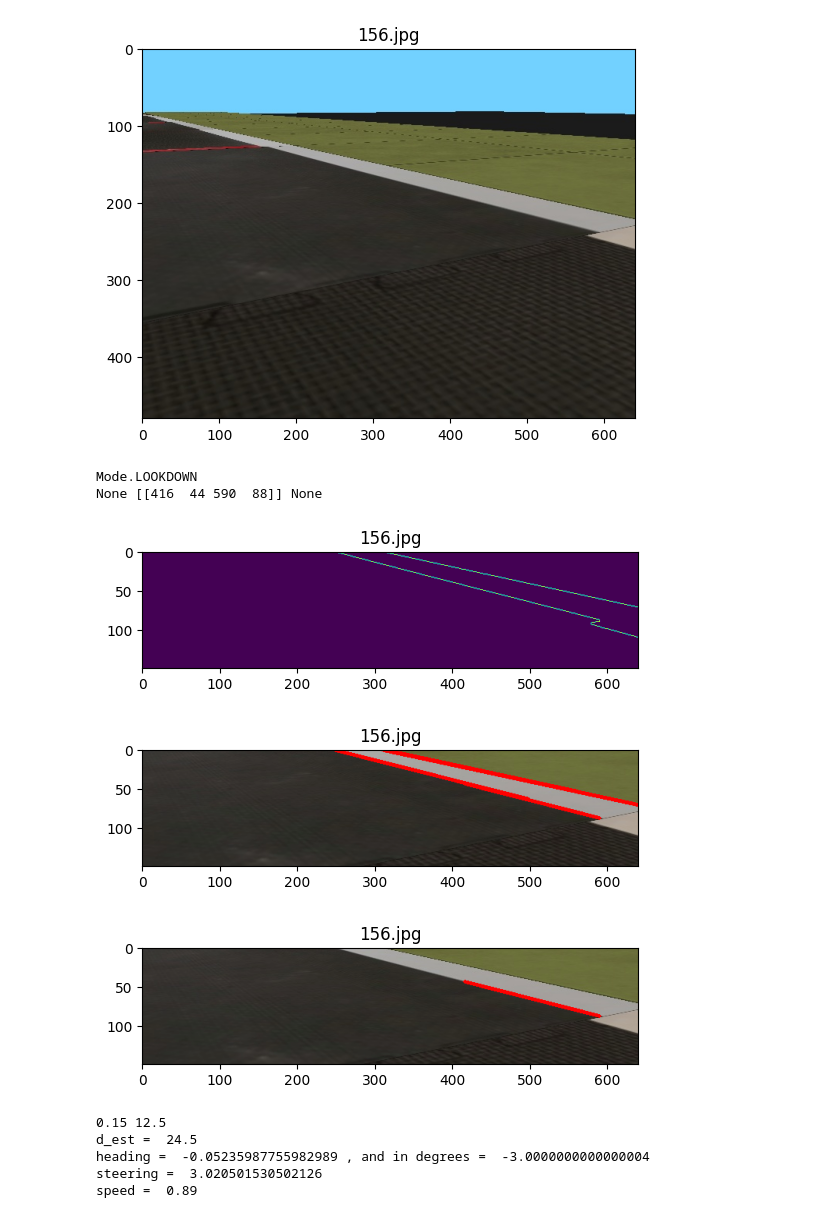
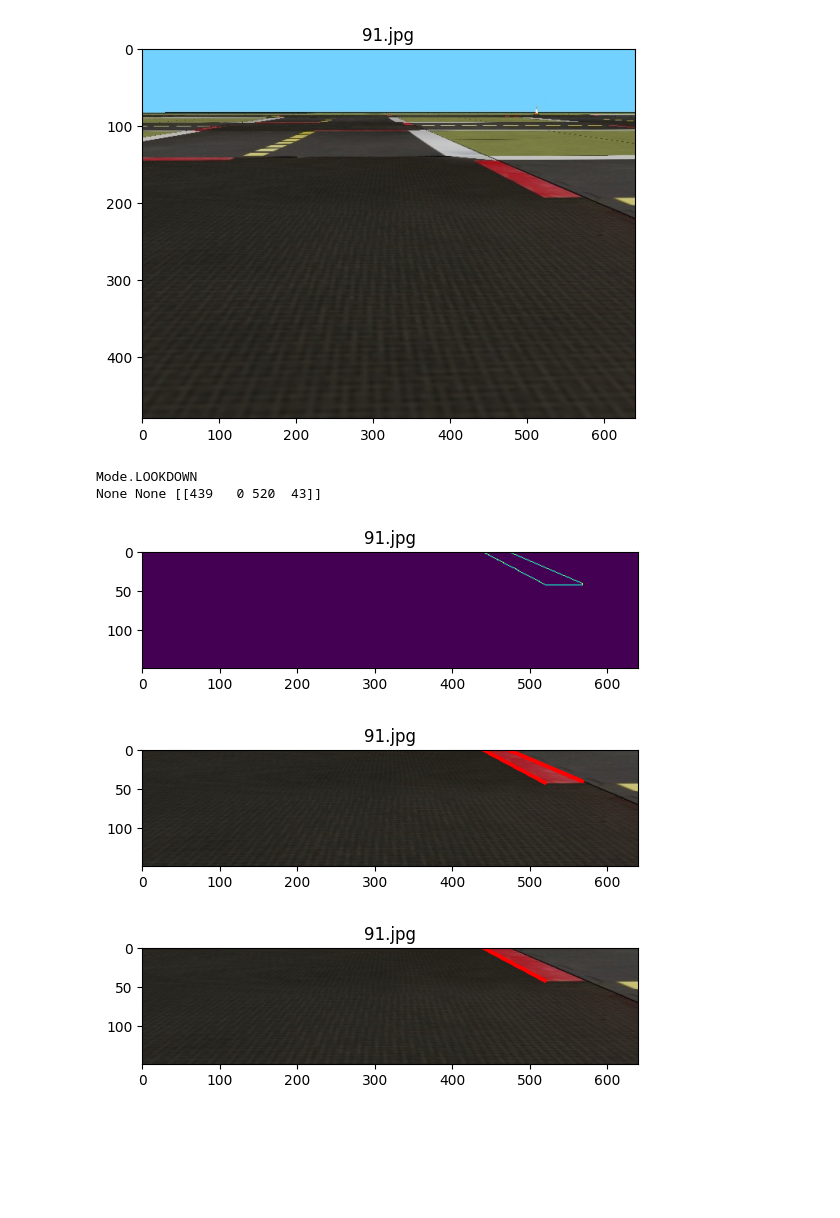
Before and after one commit to adrshsrvstv/CS4278-5478-Project-Materials, a Jupyter notebook: Lane Pose Estimation.ipynb, the cells around one changed output. Drawn from its saved outputs; the diff is of its cells as text; code cells hidden in the pictures; blank space fills up the shorter version.

```diff
--- a/Lane Pose Estimation.ipynb
+++ b/Lane Pose Estimation.ipynb
@@ -28,31 +28,31 @@ def show_lines_on_image(img, lines, state):
     show(temp_img)
 # %%
 path = "observations_test"
-title = "156.jpg"
-state = State.TURNING_WITHIN_LANE
+title = "91.jpg"
+state = State.CROSSING_INTERSECTION
 img = cv2.cvtColor(cv2.imread(os.path.join(path, title)), cv2.COLOR_BGR2RGB)
 show(img)
 # %% [output]
-[figure, old version]
+[figure, new version]
 # %%
 mode = get_mode_from_state(state)
 print(mode)
 yellow, white, red = get_lane_lines(img, state)
 print(yellow, white, red)
 
-edges = get_edges(preprocess(img, state), color="white", blur=True)
+edges = get_edges(preprocess(img, state), color="red", blur=True)
 lines = get_lines_in_image(edges)
 
 show(edges)
 show_lines_on_image(img, lines, state)
 
 show_lines_on_image(img, [yellow, white, red], state)
 # %% [output]
 Mode.LOOKDOWN
-None [[416  44 590  88]] None
+None None [[439   0 520  43]]
-[figure, old version]
+[figure, new version]
-[figure, old version]
+[figure, new version]
-[figure, old version]
+[figure, new version]
 # %%
 d_est = get_d_est(yellow, white, mode)
 heading = get_heading(yellow, white)
@@ -79,12 +79,6 @@ print("d_est = ", d_est)
 print("heading = ", heading, ", and in degrees = ", np.degrees(heading))
 print("steering = ", steering)
 print("speed = ", speed)
-# %% [output]
-0.15 12.5
-d_est =  24.5
-heading =  -0.05235987755982989 , and in degrees =  -3.0000000000000004
-steering =  3.020501530502126
-speed =  0.89
 # %%
 if yellow is not None:
     print("yellow_slope:", angle_in_degrees(yellow) )
```
Also changed, not shown: parts of 9 cells of this notebook, 9 other files.
